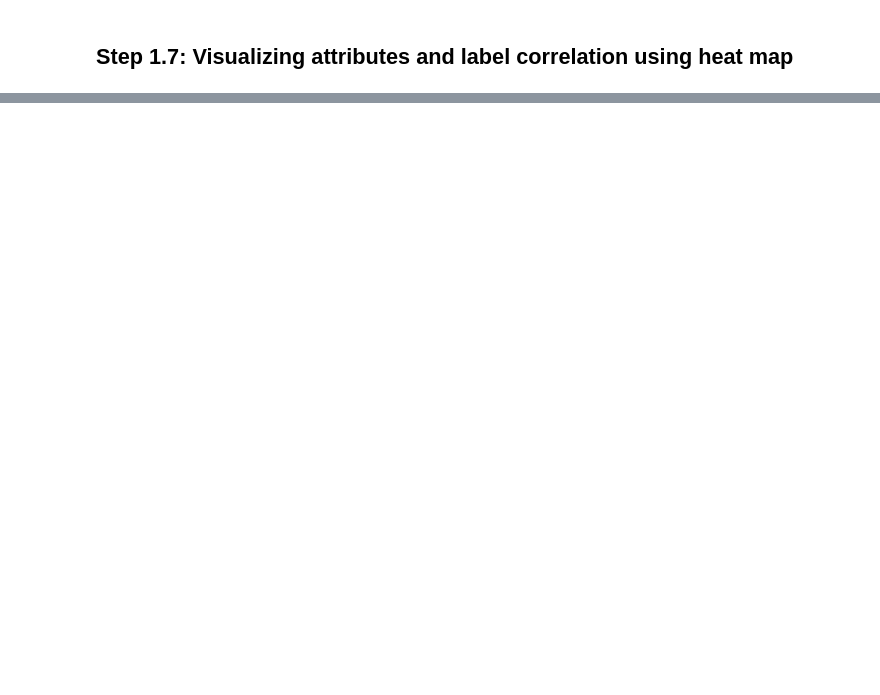
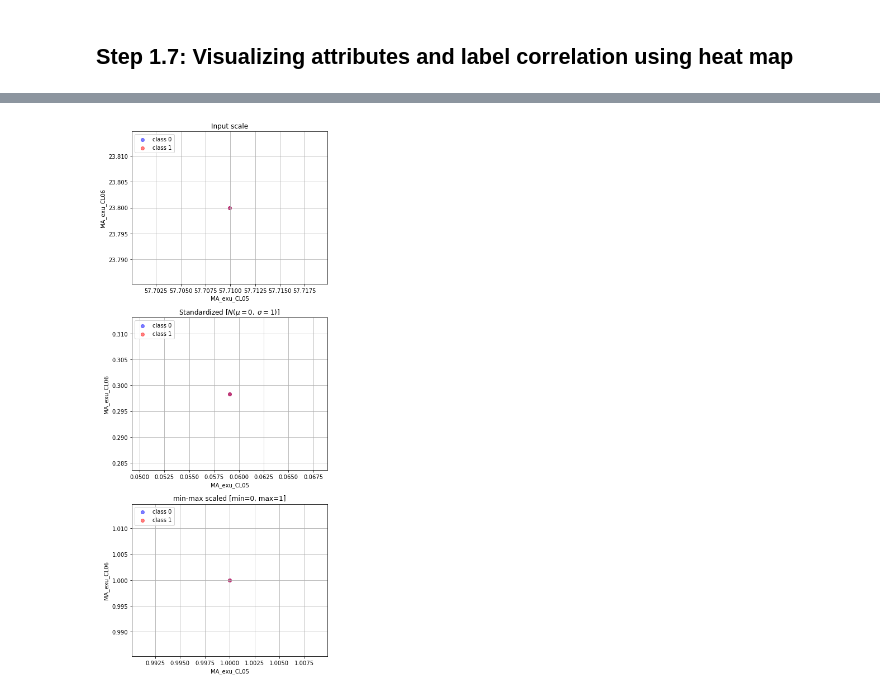
Before and after one commit to ram1123/Learning_ML, a Jupyter notebook: disease_detection_project/Diabetic_Retinopathy.ipynb, the cells around one changed output, grey strips where cells are left out. Drawn from its saved outputs; the diff is of its cells as text; code cells hidden in the pictures; blank space fills up the shorter version.

```diff
--- a/disease_detection_project/Diabetic_Retinopathy.ipynb
+++ b/disease_detection_project/Diabetic_Retinopathy.ipynb
@@ -169,0 +250,26 @@ parallel_coordinates(infile,'MA_CL05',colormap='gist_rainbow')
+# %%
+fig, ax = plt.subplots(3, figsize=(6,14))
+
+for a,d,l in zip(range(len(ax)),
+                 (infile[['MA_exu_CL05','MA_exu_CL06']].values, df_std, df_minmax),
+                 ('Input scale',
+                  'Standardized [$N  (\mu=0, \; \sigma=1)$]',
+                  'min-max scaled [min=0, max=1]')
+                ):
+    for i,c in zip(range(0,2), ('blue','red')):
+        ax[a].scatter(d[infile['label'].values == str(i),0],
+                      d[infile['label'].values == str(i),1],
+                      alpha=0.5,
+                      color=c,
+                      label='class %i' %i
+                     )
+    ax[a].set_title(l)
+    ax[a].set_xlabel('MA_exu_CL05')
+    ax[a].set_ylabel('MA_exu_CL06')
+    ax[a].legend(loc='upper left')
+    ax[a].grid()
+
+plt.tight_layout()
+plt.show()
+# %% [output]
+[figure, added]
```
Also changed, not shown: parts of 27 cells of this notebook.
